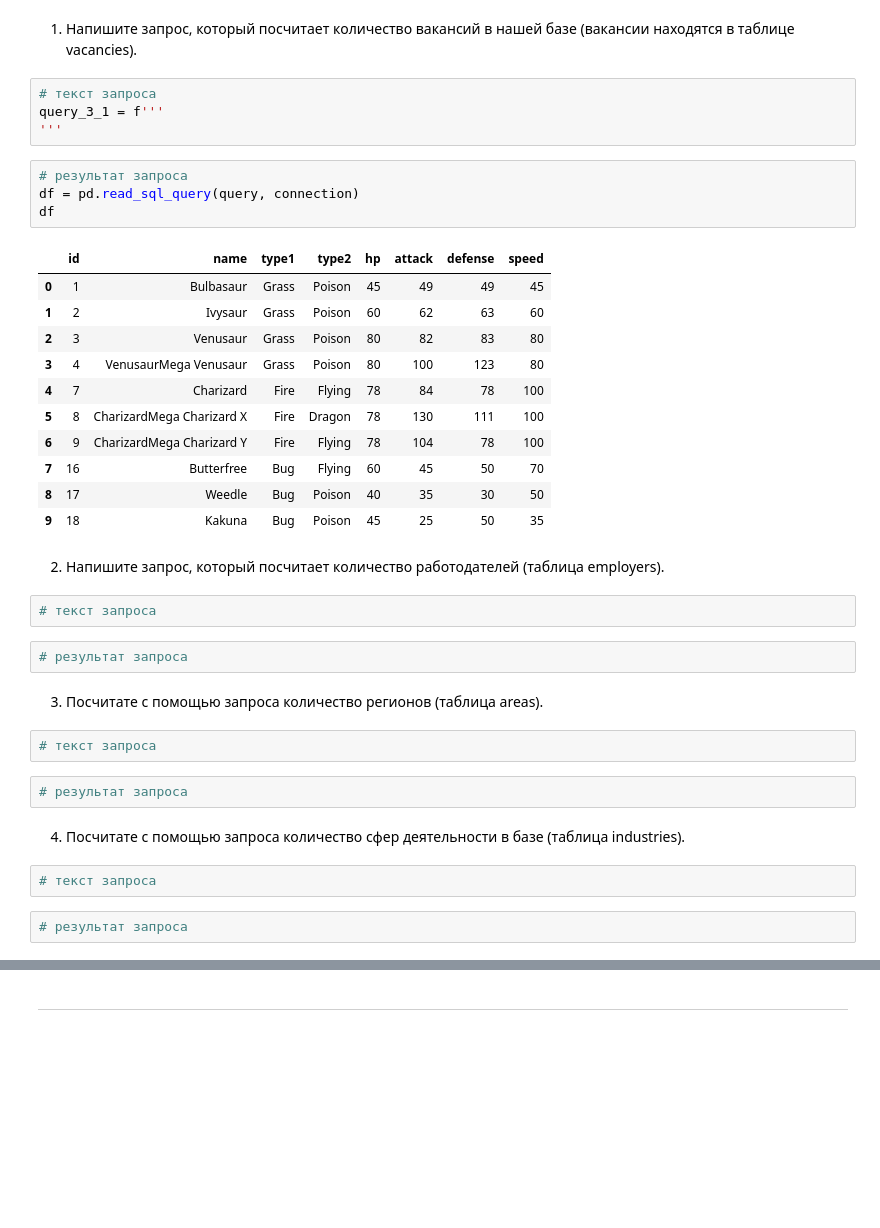
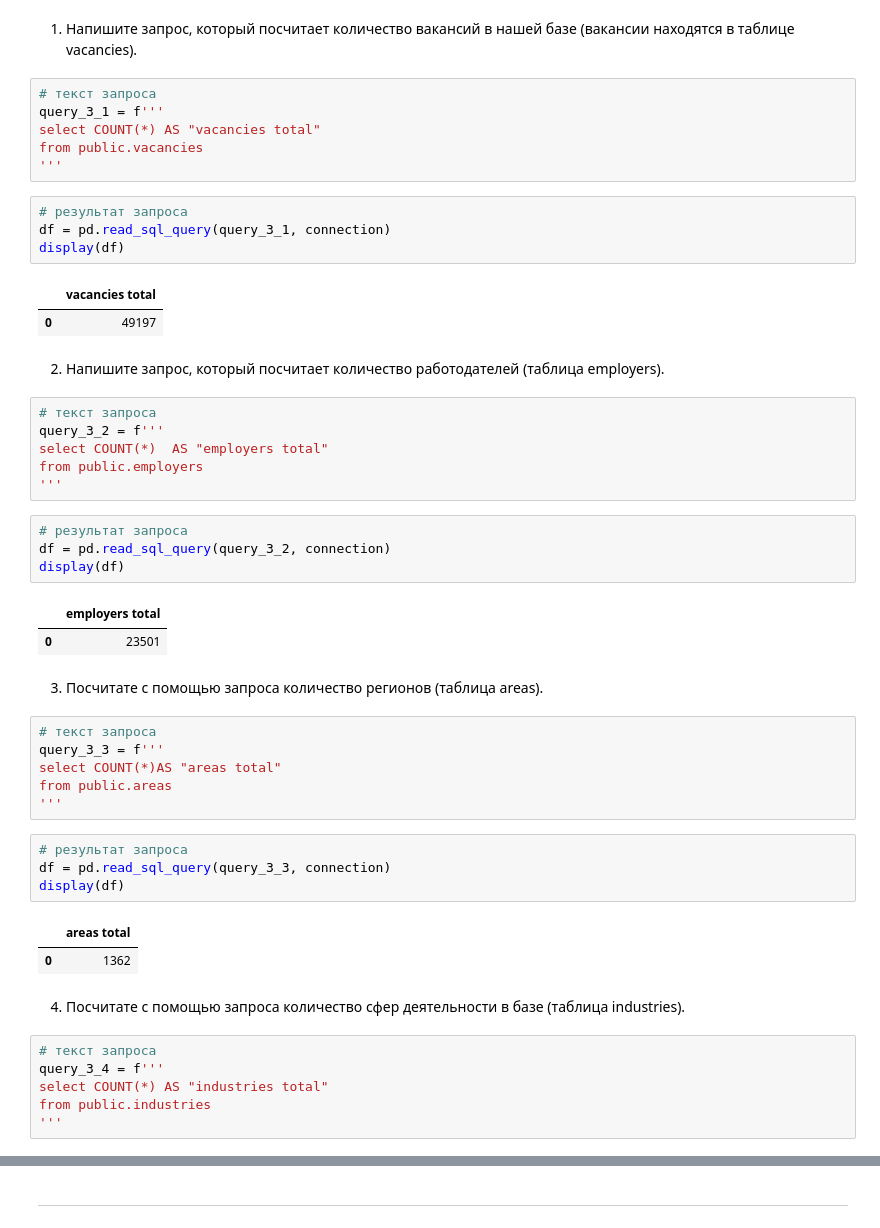
Before and after one commit to eartzhi/HH_project_2, a Jupyter notebook: Project_2_Ноутбук.ipynb, the cells around one changed output, grey strips where cells are left out. Saved outputs shown, nothing was run; the diff lists cells and outputs as text; blank space fills up the shorter version.

```diff
--- a/Project_2_Ноутбук.ipynb
+++ b/Project_2_Ноутбук.ipynb
@@ -45,38 +45,51 @@ connection = psycopg2.connect(
 # %%
 # текст запроса
 query_3_1 = f'''
+select COUNT(*) AS "vacancies total"
+from public.vacancies
 '''
 # %%
 # результат запроса
-df = pd.read_sql_query(query, connection)
-df
+df = pd.read_sql_query(query_3_1, connection)
+display(df)
 # %% [output]
-|  | id | name | type1 | type2 | hp | attack | defense | speed |
-| 0 | 1 | Bulbasaur | Grass | Poison | 45 | 49 | 49 | 45 |
-| 1 | 2 | Ivysaur | Grass | Poison | 60 | 62 | 63 | 60 |
-| 2 | 3 | Venusaur | Grass | Poison | 80 | 82 | 83 | 80 |
-| 3 | 4 | VenusaurMega Venusaur | Grass | Poison | 80 | 100 | 123 | 80 |
-| 4 | 7 | Charizard | Fire | Flying | 78 | 84 | 78 | 100 |
-| 5 | 8 | CharizardMega Charizard X | Fire | Dragon | 78 | 130 | 111 | 100 |
-| 6 | 9 | CharizardMega Charizard Y | Fire | Flying | 78 | 104 | 78 | 100 |
-| 7 | 16 | Butterfree | Bug | Flying | 60 | 45 | 50 | 70 |
-| 8 | 17 | Weedle | Bug | Poison | 40 | 35 | 30 | 50 |
-| 9 | 18 | Kakuna | Bug | Poison | 45 | 25 | 50 | 35 |
+|  | vacancies total |
+| 0 | 49197 |
 # %% [markdown]
 2. Напишите запрос, который посчитает количество работодателей (таблица employers).
-# %%
-# текст запроса
+# %%
+# текст запроса
+query_3_2 = f'''
+select COUNT(*)  AS "employers total"
+from public.employers
+'''
 # %%
 # результат запроса
+df = pd.read_sql_query(query_3_2, connection)
+display(df)
+# %% [output]
+|  | employers total |
+| 0 | 23501 |
 # %% [markdown]
 3. Посчитате с помощью запроса количество регионов (таблица areas).
-# %%
-# текст запроса
+# %%
+# текст запроса
+query_3_3 = f'''
+select COUNT(*)AS "areas total"
+from public.areas
+'''
 # %%
 # результат запроса
+df = pd.read_sql_query(query_3_3, connection)
+display(df)
+# %% [output]
+|  | areas total |
+| 0 | 1362 |
 # %% [markdown]
 4. Посчитате с помощью запроса количество сфер деятельности в базе (таблица industries).
-# %%
-# текст запроса
-# %%
-# результат запроса
+# %%
+# текст запроса
+query_3_4 = f'''
+select COUNT(*) AS "industries total"
+from public.industries
+'''
```
Also changed, not shown: parts of 3 cells of this notebook.
